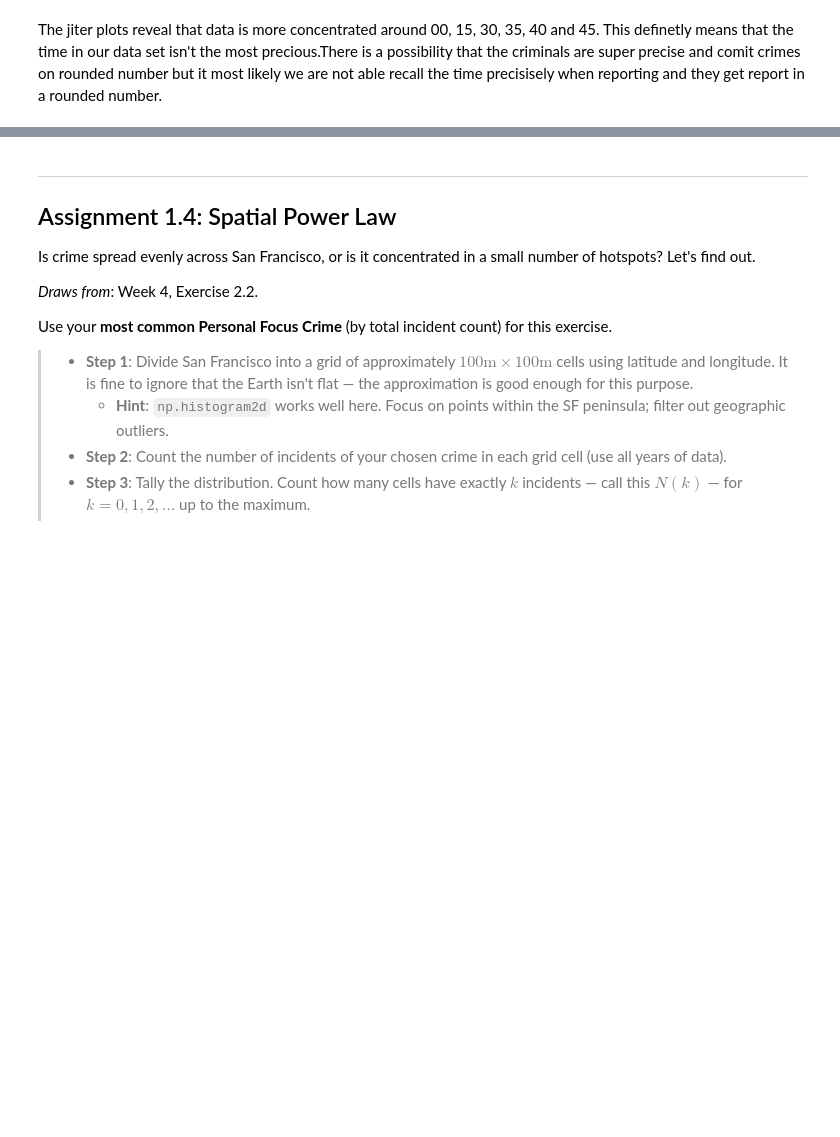
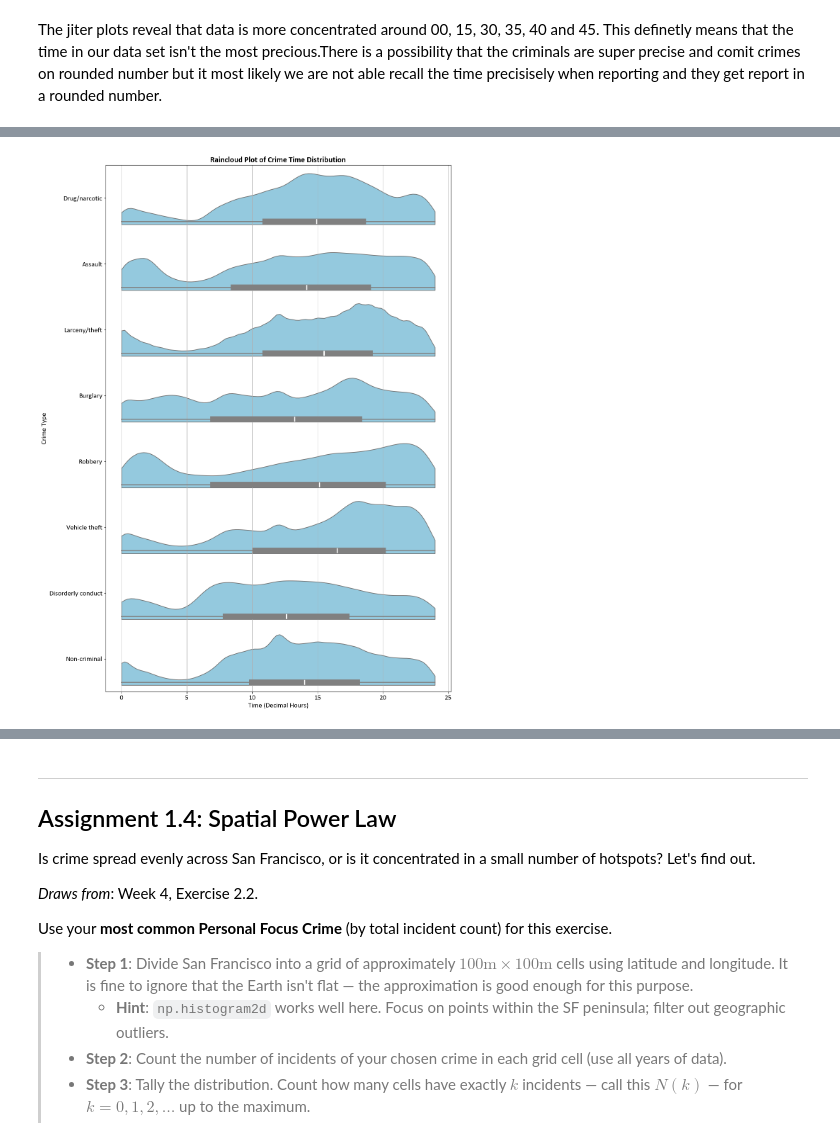
Before and after one commit to MilaGolomozin/SocialData2026, a Jupyter notebook: Assignment1.ipynb, the cells around one changed output, grey strips where cells are left out. Drawn from its saved outputs; the diff is of its cells as text; code cells hidden in the pictures; blank space fills up the shorter version.

```diff
--- a/Assignment1.ipynb
+++ b/Assignment1.ipynb
@@ -328,0 +264,25 @@ findfont: Font family 'Calibri' not found.
+# %%
+import ptitprince as pt
+df['Time'] = pd.to_datetime(df['Time'], errors='coerce')
+df['Box_pt_time'] = (df['Time'].dt.hour + df['Time'].dt.minute / 60)
+
+plt.figure(figsize=(12, 16))
+sns.violinplot(
+    x='Box_pt_time',
+    y='Category',
+    data=df,
+    cut=0,
+    inner='box',
+    color='skyblue',
+    split=True,
+    inner_kws=dict(box_width=12, whis_width=2, color="grey")
+)
+
+plt.xlabel("Time (Decimal Hours)")
+plt.ylabel("Crime Type")
+plt.title("Raincloud Plot of Crime Time Distribution", fontsize=16, fontweight='bold')
+plt.tight_layout()
+plt.grid(axis='x')
+plt.show()
+# %% [output]
+[figure, added]
```
Also changed, not shown: parts of 5 cells of this notebook.
